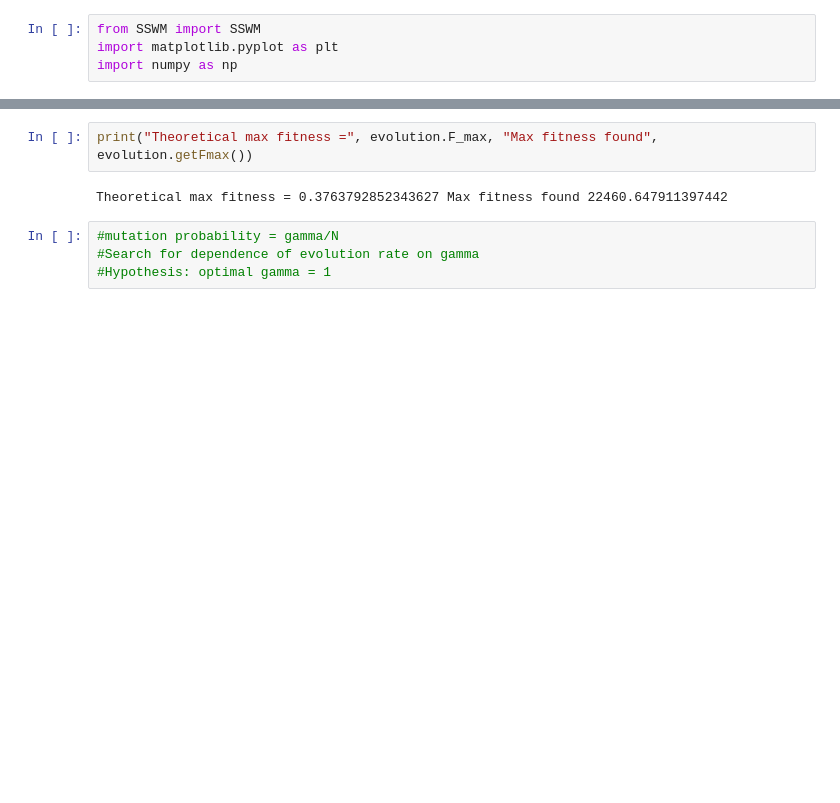
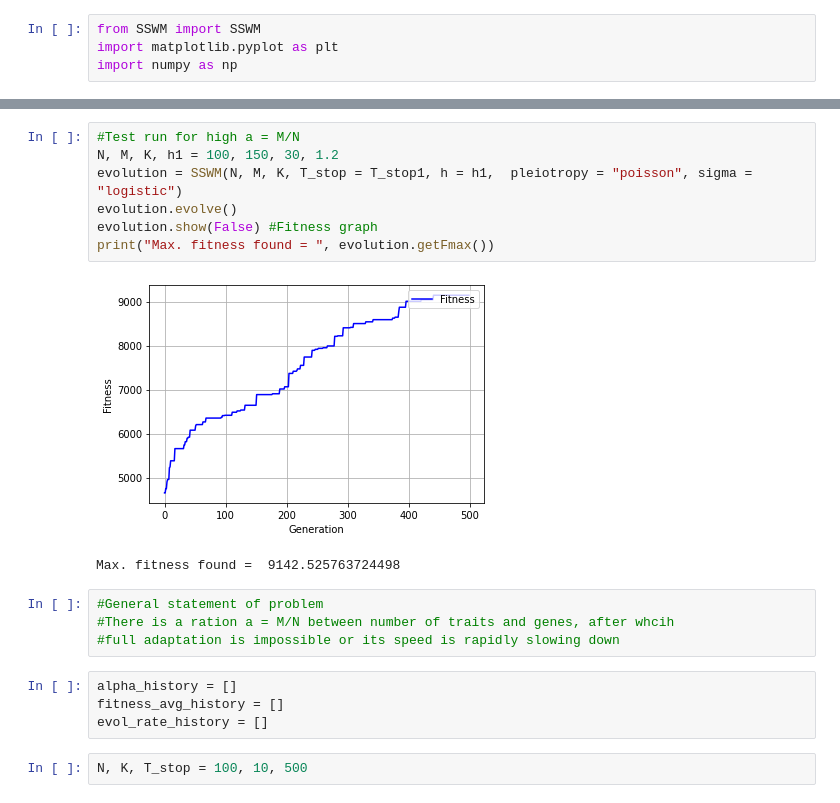
Before and after one commit to dxrsgn/Genetic-algo-exam, a Jupyter notebook: Workbook.ipynb, the cells around one changed output, grey strips where cells are left out. Cells and saved outputs as stored; diff of their text form; blank space fills up the shorter version.

```diff
--- a/Workbook.ipynb
+++ b/Workbook.ipynb
@@ -15,8 +18,20 @@ evolution.show()
-# %%
-print("Theoretical max fitness =", evolution.F_max, "Max fitness found", evolution.getFmax())
-# %% [output]
-Theoretical max fitness = 0.3763792852343627 Max fitness found 22460.647911397442
-# %%
-#mutation probability = gamma/N
-#Search for dependence of evolution rate on gamma
-#Hypothesis: optimal gamma = 1
+# %%
+#Test run for high a = M/N
+N, M, K, h1 = 100, 150, 30, 1.2
+evolution = SSWM(N, M, K, T_stop = T_stop1, h = h1,  pleiotropy = "poisson", sigma = "logistic")
+evolution.evolve()
+evolution.show(False) #Fitness graph
+print("Max. fitness found = ", evolution.getFmax())
+# %% [output]
+[figure, added]
+Max. fitness found =  9142.525763724498
+# %%
+#General statement of problem
+#There is a ration a = M/N between number of traits and genes, after whcih
+#full adaptation is impossible or its speed is rapidly slowing down
+# %%
+alpha_history = []
+fitness_avg_history = []
+evol_rate_history = []
+# %%
+N, K, T_stop = 100, 10, 500
```
Also changed, not shown: parts of 16 cells of this notebook, 2 other files.
